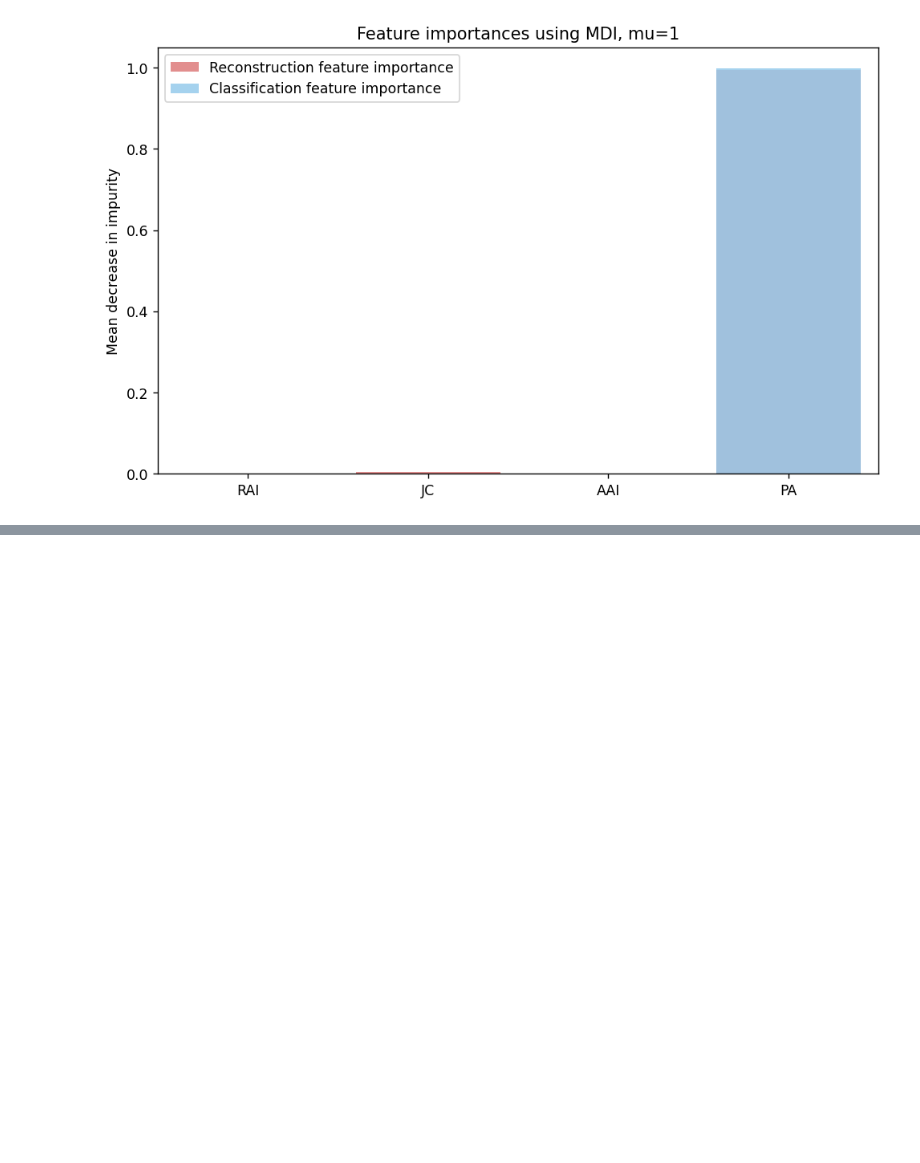
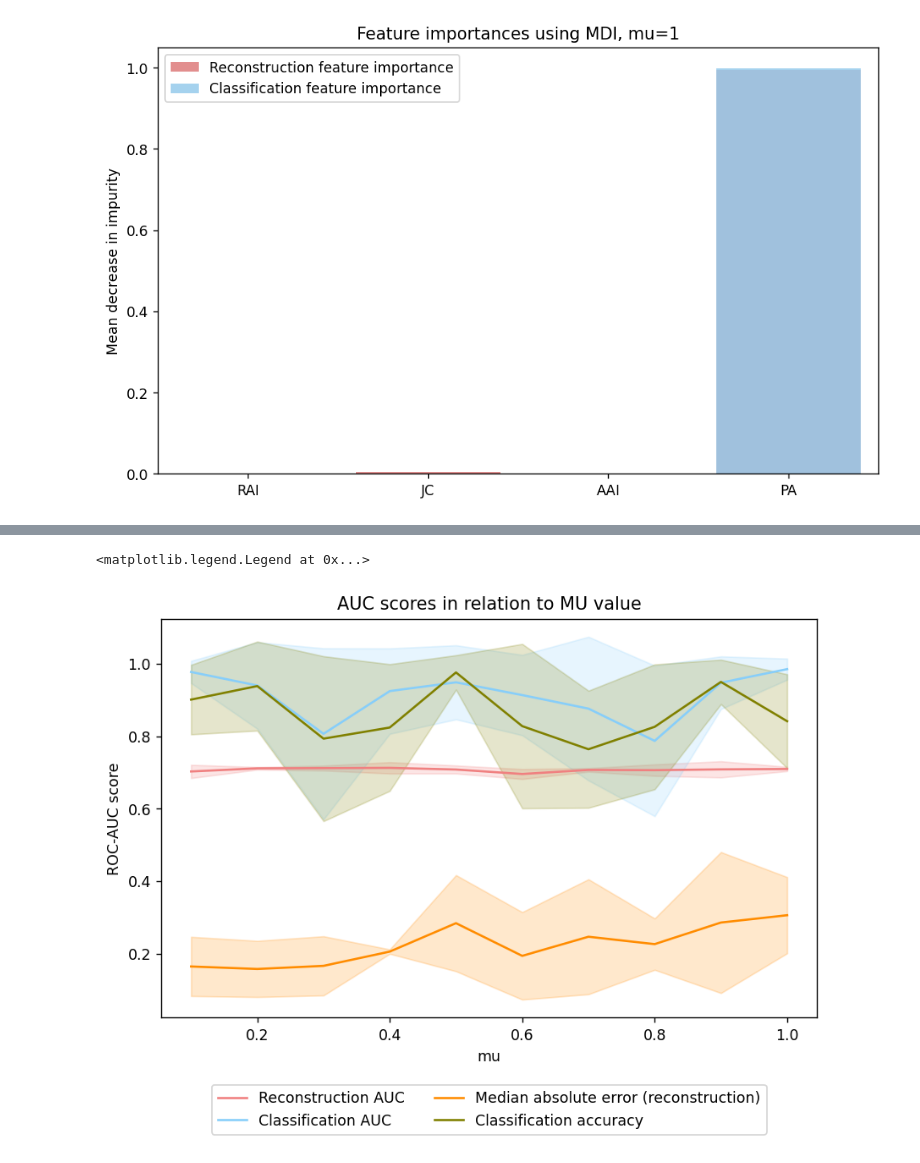
Before and after one commit to andrey-antonov-j4133c/link_prediction, a Jupyter notebook: LFR_varying_mu.ipynb, the cells around one changed output, grey strips where cells are left out. Cells and saved outputs as stored; diff of their text form; code cells hidden in the pictures; blank space fills up the shorter version.

Commit message:
Fix figures

```diff
--- a/LFR_varying_mu.ipynb
+++ b/LFR_varying_mu.ipynb
@@ -117,18 +119,25 @@ def lfr_reconstruction_and_classification(mu, seed, n=1000, t1=3, t2=1.1):
 # %%
 # hyperparameters
 
-MU = [0.1, 0.33, 0.5, 0.66, 1]         # mu
-seed = random.randint(1, 1000)         # random seed
+MU = MU = np.arange(0.1, 1.05, 0.1)         # mu
 # %%
 rows_list = []
 
 for mu in MU:
     print(f'For MU={mu} calculating:')
-    p_auc, c_auc = lfr_reconstruction_and_classification(mu, seed, n=5000)
-    rows_list.append({'mu': mu, 'reconstruction': p_auc, 'classification': c_auc})
+    auc1, auc2, median, acc = [], [], [], []
+    for i in range(5):
+        seed = random.randint(1, 1000)
+        print('Seed equals ' + str(seed))
+        p_auc, c_auc, med, c_acc = lfr_reconstruction_and_classification(mu, seed, n=5000)
+        auc1.append(p_auc)
+        auc2.append(c_auc)
+        median.append(med)
+        acc2.append(c_acc)
+    rows_list.append({'mu': mu, 'reconstruction': auc1, 'classification': auc2, 'train_median': median, 'cl_acc': acc2})
     print('Done\n')
 
-df = pd.DataFrame(rows_list, columns=['mu', 'reconstruction', 'classification'])
+df = pd.DataFrame(rows_list, columns=['mu', 'reconstruction', 'classification', 'train_median', 'cl_acc'])
 df
 # %% [output]
 For MU=0.1 calculating:
@@ -194,0 +176,54 @@ ax.legend()
+# %%
+mpl.rcParams['figure.figsize'] = [8, 5]
+mpl.rcParams['figure.dpi'] = 125
+
+fig, ax = plt.subplots()
+
+sn.lineplot(
+    x=df['mu'],
+    y=df['reconstruction'].apply(np.mean),
+    label='Reconstruction AUC',
+    ax=ax,
+    color='lightcoral'
+)
+
+sn.lineplot(
+    x=df['mu'],
+    y=df['classification'].apply(np.mean),
+    label='Classification AUC',
+    ax=ax,
+    color='lightskyblue'
+)
+
+sn.lineplot(
+    x=df['mu'],
+    y=df['train_median'].apply(np.mean),
+    label='Median absolute error (reconstruction)',
+    ax=ax,
+    color='darkorange'
+)
+
+sn.lineplot(
+    x=df['mu'],
+    y=df['cl_acc'].apply(np.mean),
+    label='Classification accuracy',
+    ax=ax,
+    color='olive'
+)
+
+ax.set_title("AUC scores in relation to MU value")
+
+ax.fill_between(df['mu'], df['reconstruction'].apply(np.mean)-df['reconstruction'].apply(np.std),
+                df['reconstruction'].apply(np.mean)+df['reconstruction'].apply(np.std), color='lightcoral', alpha=.2)
+ax.fill_between(df['mu'], df['classification'].apply(np.mean)-df['classification'].apply(np.std),
+                df['classification'].apply(np.mean)+df['classification'].apply(np.std), color='lightskyblue', alpha=.2)
+ax.fill_between(df['mu'], df['train_median'].apply(np.mean)-df['train_median'].apply(np.std),
+                df['train_median'].apply(np.mean)+df['train_median'].apply(np.std), color='darkorange', alpha=.2)
+ax.fill_between(df['mu'], df['cl_acc'].apply(np.mean)-df['cl_acc'].apply(np.std),
+                df['cl_acc'].apply(np.mean)+df['cl_acc'].apply(np.std), color='olive', alpha=.2)
+
+ax.set_ylabel("ROC-AUC score")
+ax.legend(loc='upper center', bbox_to_anchor=(0.5, -0.15), fancybox=True, ncol=2)
+# %% [output]
+<matplotlib.legend.Legend at 0x...>
+[figure, added]
```
Also changed, not shown: parts of 2 cells of this notebook, 4 other files.
